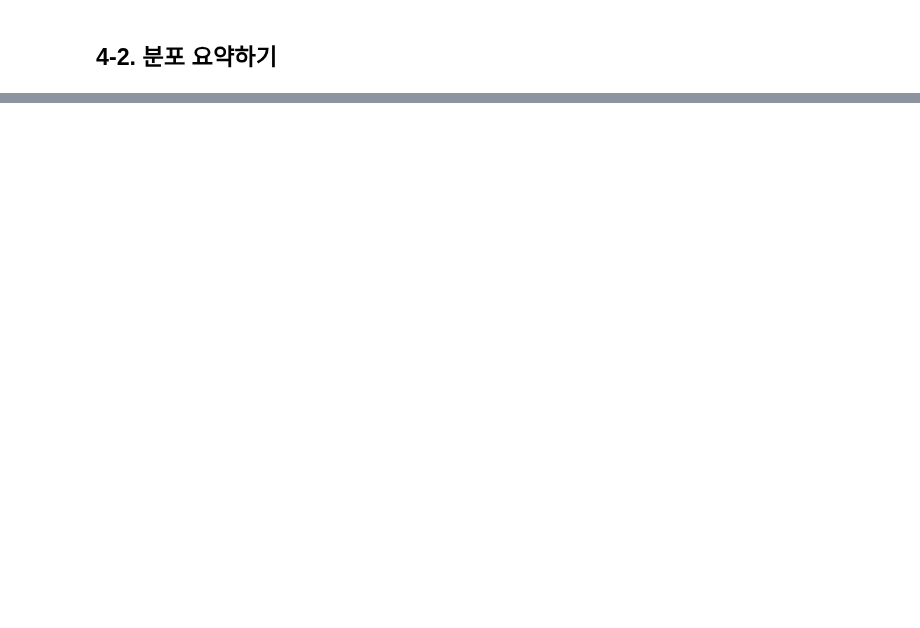
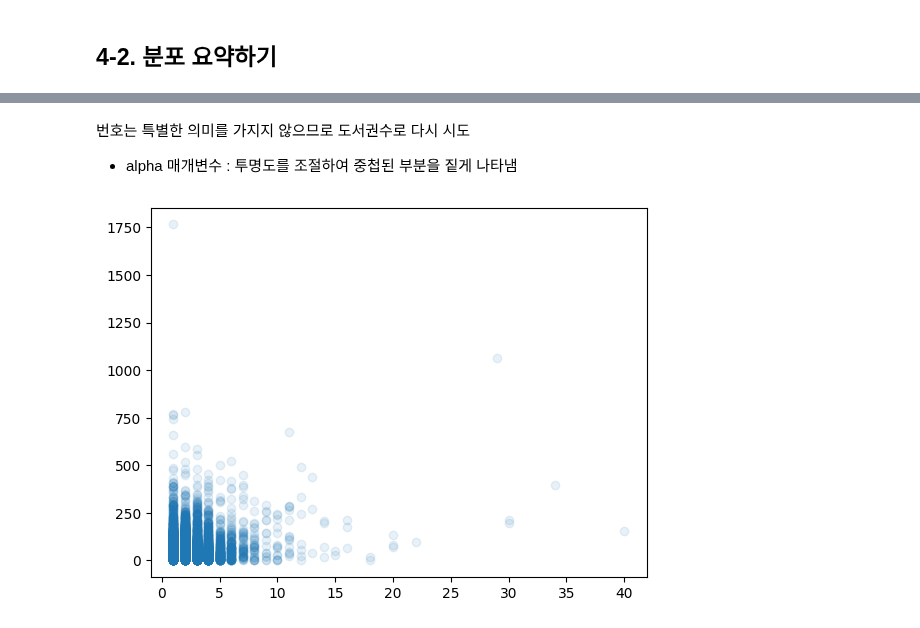
Before and after one commit to j2tori-design/DA-study, a Jupyter notebook: 데이터분석_with_파이썬.ipynb, the cells around one changed output, grey strips where cells are left out. Saved outputs shown, nothing was run; the diff lists cells and outputs as text; code cells hidden in the pictures; blank space fills up the shorter version.

```diff
--- a/데이터분석_with_파이썬.ipynb
+++ b/데이터분석_with_파이썬.ipynb
@@ -1450,0 +1484,8 @@ ns_book7.to_csv('ns_book7.csv', index=False)
+# %% [markdown]
+번호는 특별한 의미를 가지지 않으므로 도서권수로 다시 시도
+- alpha 매개변수 : 투명도를 조절하여 중첩된 부분을 짙게 나타냄
+# %%
+plt.scatter(ns_book7['도서권수'], ns_book7['대출건수'], alpha=0.1)
+plt.show()
+# %% [output]
+[figure, added]
```
Also changed, not shown: parts of 84 cells of this notebook.
